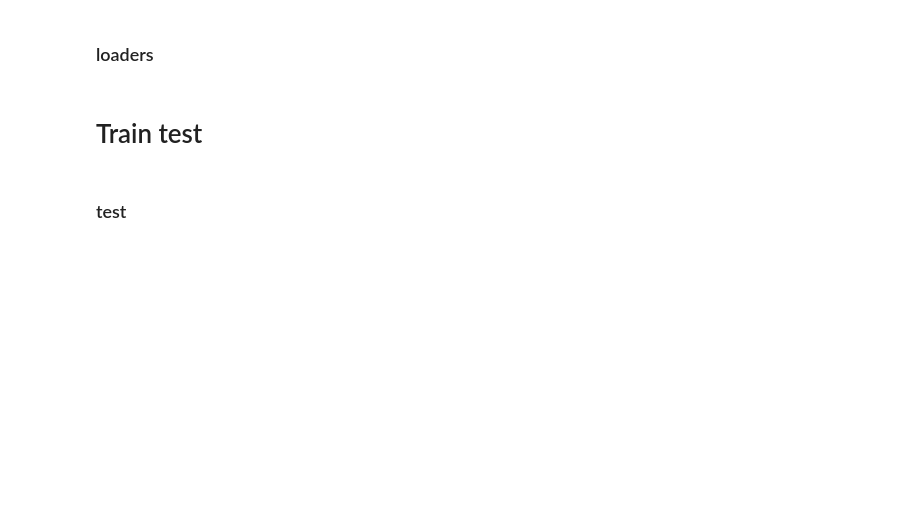
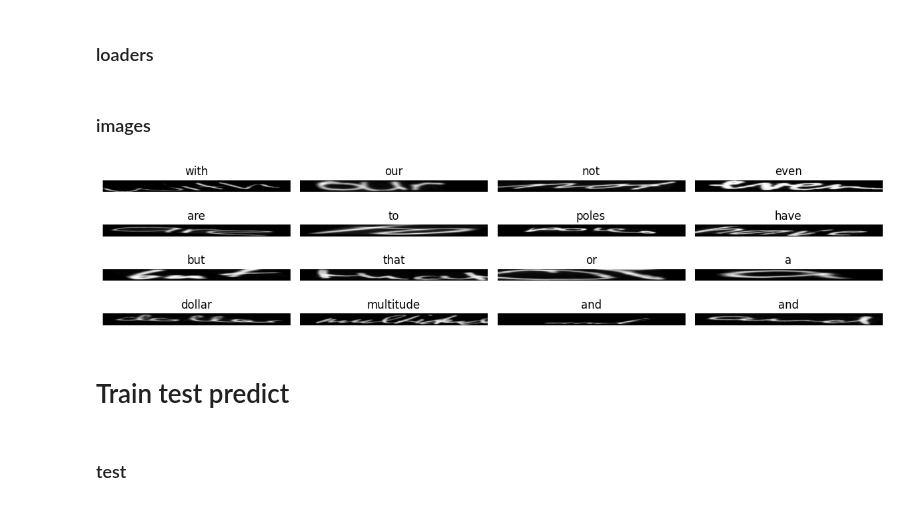
Before and after one commit to jGrzyb/handwriting_recognition, a Jupyter notebook: hand.ipynb, the cells around one changed output. Saved outputs shown, nothing was run; the diff lists cells and outputs as text; code cells hidden in the pictures; blank space fills up the shorter version.

```diff
--- a/hand.ipynb
+++ b/hand.ipynb
@@ -206,7 +206,7 @@ augument = transforms.Compose([
 ])
 
 transform = transforms.Compose([
-    transforms.Resize((512, 32)),
+    transforms.Resize((32, 512)),
     transforms.ToTensor(),
     transforms.Lambda(lambda x: 1.0 - x),
     transforms.Normalize((0.5,), (0.5,)),
@@ -265,8 +265,26 @@ test_loader = DataLoader(
     num_workers=4,
     shuffle=True
 )
+# %% [markdown]
+### images
+# %%
+# Get a batch of images and labels
+images, labels = next(iter(train_loader))
+
+# Plot 16 images
+fig, axes = plt.subplots(4, 4, figsize=(12, 3))
+for i, ax in enumerate(axes.flatten()):
+    if i >= len(images):
+        break
+    ax.imshow(images[i][0].cpu(), cmap='gray')  # Assuming grayscale images
+    ax.set_title(Params.decode_string(labels[i].tolist()))
+    ax.axis('off')
+plt.tight_layout()
+plt.show()
+# %% [output]
+[figure, added]
 # %% [markdown]
-# Train test
+# Train test predict
 # %% [markdown]
 ### test
 # %%
```
Also changed, not shown: parts of 7 cells of this notebook.
